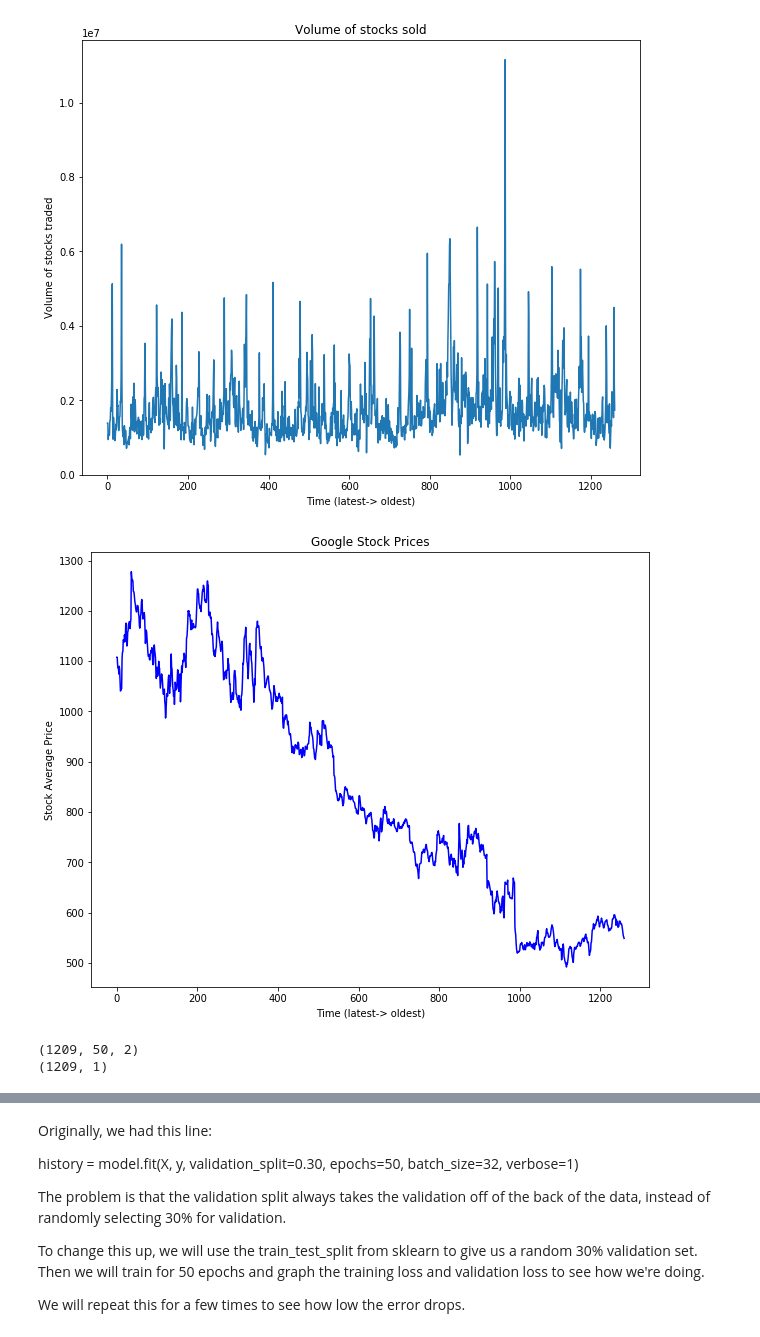
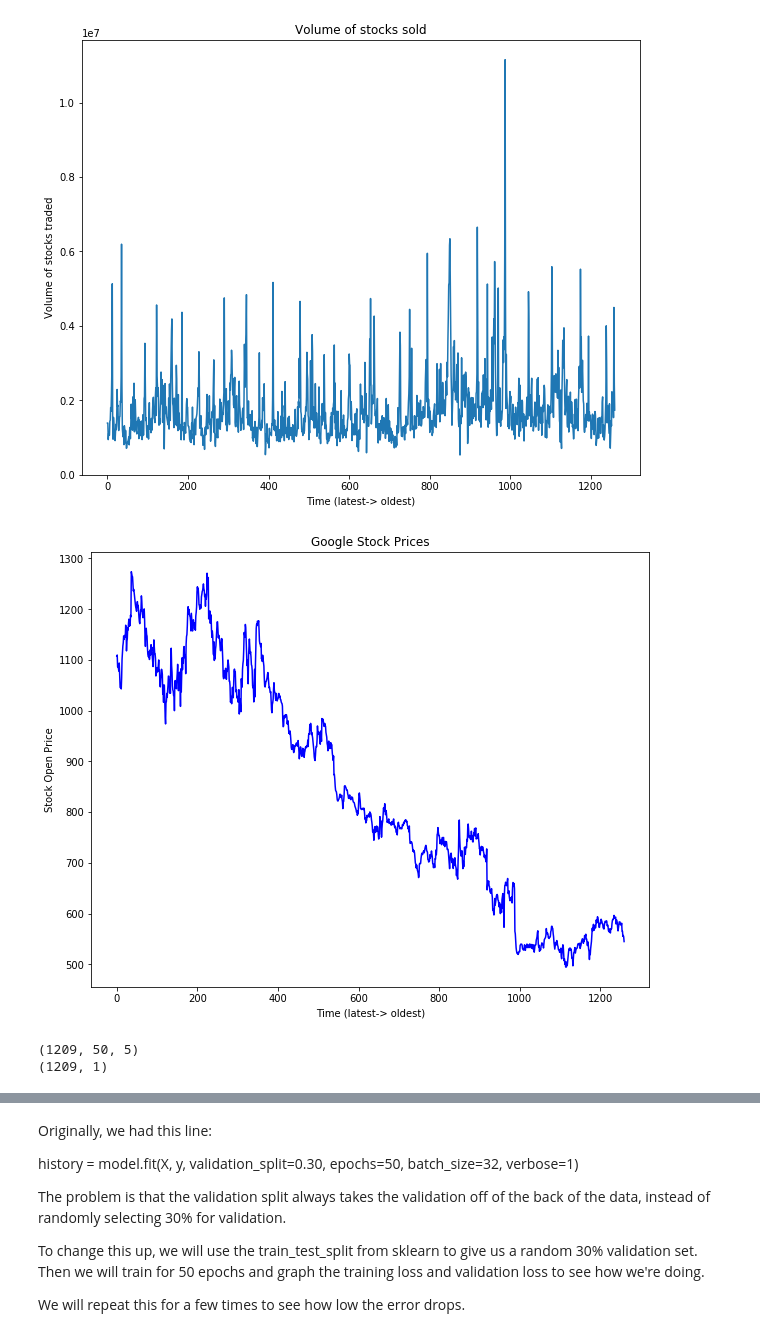
Before and after one commit to HSV-AI/presentations, a Jupyter notebook: 2019/190626_RNN_TimeSeries_Part3.ipynb, the cells around one changed output, grey strips where cells are left out. Cells and saved outputs as stored; diff of their text form; code cells hidden in the pictures.

```diff
--- a/2019/190626_RNN_TimeSeries_Part3.ipynb
+++ b/2019/190626_RNN_TimeSeries_Part3.ipynb
@@ -77,7 +62,3 @@ high      1260 non-null float64
 low       1260 non-null float64
 dtypes: float64(5), object(1)
 memory usage: 59.1+ KB
-# %%
-
-stock_data["average"] = (stock_data["high"] + stock_data["low"])/2
-stock_data.head(5)
@@ -91,5 +67,5 @@ stock_data.head(5)
 # %%
-input_feature= stock_data.iloc[:,[2,6]].values
+input_feature= stock_data.iloc[:,1:].values
 input_data = input_feature
 input_feature.shape
 
@@ -97,4 +73,5 @@ output_feature = stock_data.iloc[:,3].values
 
 print(input_feature.shape)
 print(output_feature.shape)
+stock_data.iloc[:,1:].head(5)
 # %% [output]
@@ -111,12 +94,12 @@ plt.show()
 [figure]
 # %%
 plt.figure(figsize=(10,8))
-plt.plot(input_feature[:,1], color='blue')
+plt.plot(input_feature[:,2], color='blue')
 plt.title("Google Stock Prices")
 plt.xlabel("Time (latest-> oldest)")
-plt.ylabel("Stock Average Price")
+plt.ylabel("Stock Open Price")
 plt.show()
 # %% [output]
-[figure, old version]
+[figure, new version]
 # %%
 input_scaler = MinMaxScaler(feature_range=(0,1))
@@ -139,11 +122,11 @@ for i in range(len(stock_data)-lookback-1):
     y.append(output_data[i+ lookback])
 # %%
 X, y= np.array(X), np.array(y)
-X = X.reshape(X.shape[0],lookback, 2)
+X = X.reshape(X.shape[0],lookback, 5)
 print(X.shape)
 print(y.shape)
 # %% [output]
-(1209, 50, 2)
+(1209, 50, 5)
 (1209, 1)
 # %%
 model = Sequential()
```
Also changed, not shown: parts of 12 cells of this notebook.
